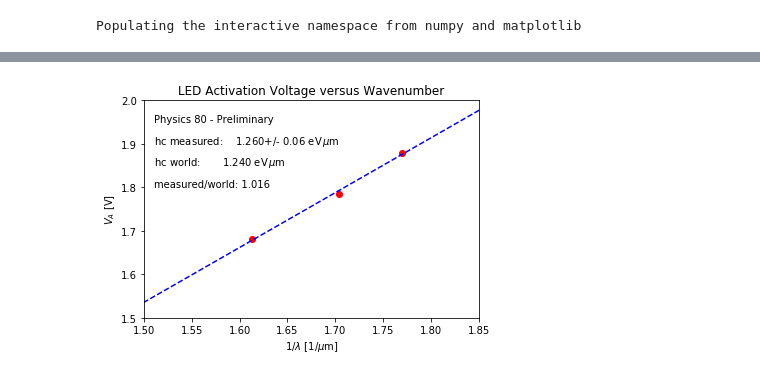
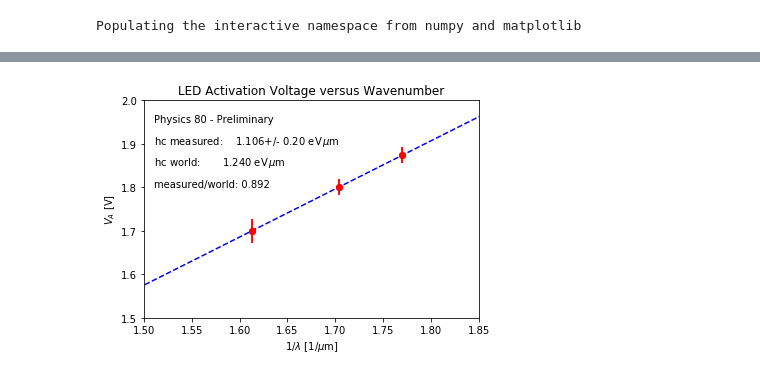
Before and after one commit to mulhearn/classwork, a Jupyter notebook: phy80/lab_manual/figs/labs/planck/planck_analysis.ipynb, the cells around one changed output, grey strips where cells are left out. Cells and saved outputs as stored; diff of their text form; code cells hidden in the pictures.

```diff
--- a/phy80/lab_manual/figs/labs/planck/planck_analysis.ipynb
+++ b/phy80/lab_manual/figs/labs/planck/planck_analysis.ipynb
@@ -103,0 +13,13 @@ plt.savefig("led_curves.pdf")
+# %%
+va = 1.7
+r  = 0.012
+xv = np.linspace(0,2.0,500)
+yf = diode_func(xv, va, r)
+plot(xv,yf,"k-",label="resitive")
+plot([va,va],[0,15],"b--",label="ideal")
+plt.xlim(1.6,2.0)
+plt.ylim(0,15.0)
+plt.xlabel("V (V)")
+plt.ylabel("I (mA)")
+plt.legend()
+plt.savefig("model.pdf")
@@ -104,22 +77,63 @@ plt.savefig("led_curves.pdf")
 # %%
-def line_func(x, m, b):
-    return m * x + b
+raw_red_1 = [
+    0.44, 1.62,
+    0.95, 1.66,
+    1.99, 1.71,
+    4.15, 1.77,
+    6.05, 1.81,
+    8.09, 1.85,
+    10.04, 1.88,
+    12.02, 1.91
+]
 
-print(olmb_fit)
-print(va_fit)
+raw_yellow_1 = [
+    0.51, 1.74,
+    1.16, 1.80,
+    2.08, 1.86,
+    3.96, 1.94,
+    6.10, 2.02,
+    8.10, 2.08,
+    10.07, 2.13,
+    12.11, 2.18,
+]
 
-# override with by-eye value
-#va_fit[3] = 2.5
+raw_green_1 = [
+    0.50, 1.83,
+    0.99, 1.86,
+    2.03, 1.91,
+    2.03, 1.91,
+    4.13, 1.96,
+    6.16, 1.99,
+    8.09, 2.03,
+    9.99, 2.05,
+    12.07, 2.08,
+]
 
-plt.plot(olmb_fit,va_fit,"ro",label="LED fit")
+unpack_raw(raw_red_1, 620)
+unpack_raw(raw_yellow_1, 587)
+unpack_raw(raw_green_1, 565)
+
+perform_fit(0)
+perform_fit(1)
+perform_fit(2)
+
+print(dat_lmb)
+print(fit_va)
+print(fit_dva)
+
+plt.errorbar(fit_olmb,fit_va,yerr=fit_dva,fmt="ro")
 guess_m = 1.0   # 1.5 volts
 guess_b = 0.0 # 10 Ohms
-par, cov = optimize.curve_fit(line_func, olmb_fit, va_fit, p0=[guess_m, guess_b])
+par, cov = optimize.curve_fit(linear_func, fit_olmb, fit_va, sigma=fit_dva,
+                              absolute_sigma=True,
+                              p0=[guess_m, guess_b])
 mfit = par[0]
 bfit = par[1]
+munc = sqrt(diag(cov))[0]
 
-xv = np.linspace(0,5.0,20)
-yf = line_func(xv, mfit, bfit)
+print("mfit", mfit, " +/-", munc)
+xv = np.linspace(0,2.0,100)
+yf = linear_func(xv, mfit, bfit)
 plt.plot(xv,yf,"b--",label="linear fit")
 
 plt.xlim(1.5,1.85)
@@ -134,10 +148,8 @@ hcr = np.around(hc,decimals=4)
 
 plt.text(1.51, 1.95, "Physics 80 - Preliminary")
 np.set_printoptions(precision=3)
-plt.text(1.51, 1.90, "hc measured:    "+str(format(mfit, '.3f'))+"+/- 0.06 eV$\,\mu$m")
+plt.text(1.51, 1.90, "hc measured:    "+str(format(mfit, '.3f'))+"+/- 0.20 eV$\,\mu$m")
 plt.text(1.51, 1.85, "hc world:       "+str(format(hc, '.3f'))+" eV$\,\mu$m")
 plt.text(1.51, 1.80, "measured/world: "+str(format(mfit/hc, '.3f')))
-
-
 plt.savefig("planck.pdf")
 # %% [output]
@@ -146 +169 @@ plt.savefig("planck.pdf")
-[figure, old version]
+[figure, new version]
```
Also changed, not shown: parts of 9 cells of this notebook, 26 other files.
